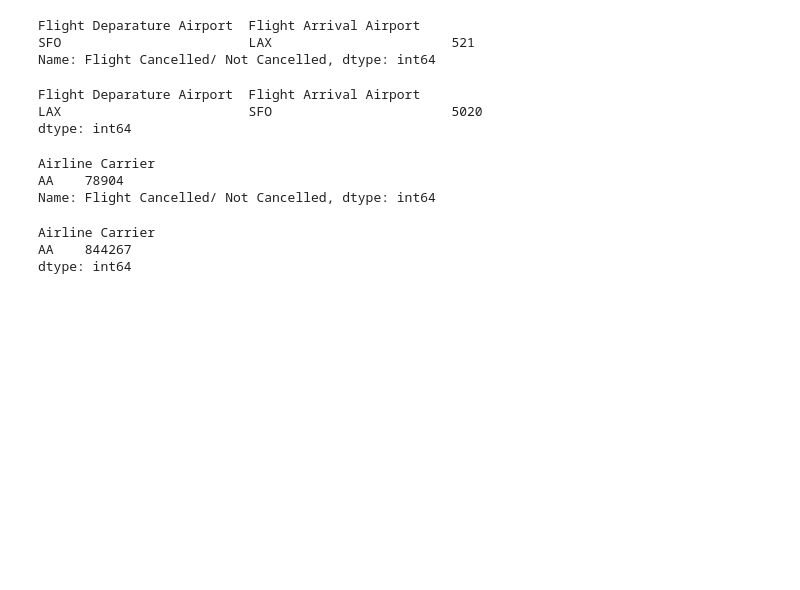
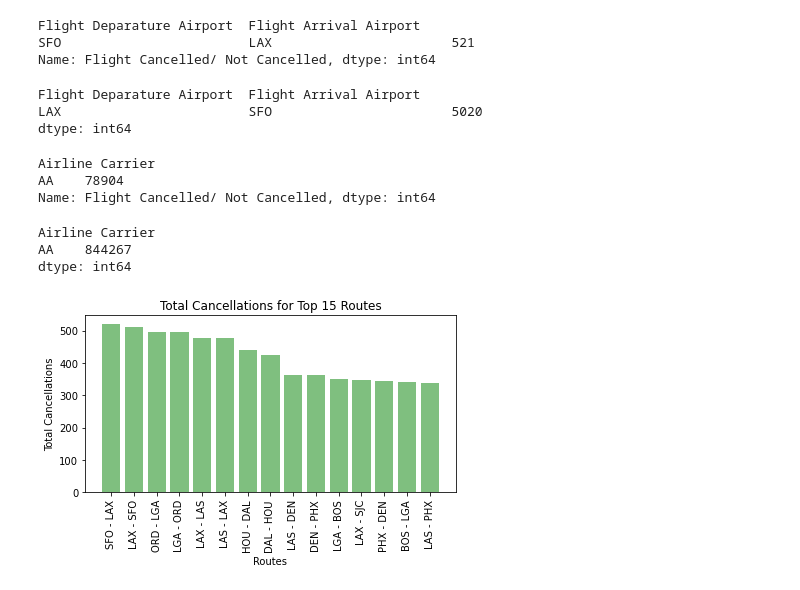
Before and after one commit to ushaakumaar/COVID19_Impacts_On_Business_And_Workforce_Trends, a Jupyter notebook: airlines.ipynb, the cells around one changed output. Cells and saved outputs as stored; diff of their text form; code cells hidden in the pictures; blank space fills up the shorter version.

Commit message:
generated bar plot for total cancellations for top 15 routes

```diff
--- a/airlines.ipynb
+++ b/airlines.ipynb
@@ -236,3 +237,32 @@ airline_delay_sum_df.sort_values(ascending=False).head(1)
 Airline Carrier
 AA    844267
 dtype: int64
+# %%
+plot_cancel_count_df = cancel_count_df.sort_values(ascending=False)
+plot_cancel_count_df = plot_cancel_count_df.reset_index()
+plot_cancel_count_df["route"] = plot_cancel_count_df["Flight Deparature Airport"].str.cat(
+    plot_cancel_count_df["Flight Arrival Airport"], sep=" - ")
+top_15_cancel_route_df = plot_cancel_count_df.head(15)
+
+# Set the x and y axis
+x_axis = top_15_cancel_route_df["route"]
+y_axis = top_15_cancel_route_df["Flight Cancelled/ Not Cancelled"]
+
+# Generate bar plot
+plt.bar(x_axis, y_axis, color="green", alpha=0.5, align="center")
+
+# Set the orientation of the x axis labels to vertical
+plt.xticks(rotation="vertical")
+
+# Set x axis and y axis labels and title of plot
+plt.xlabel("Routes")
+plt.ylabel("Total Cancellations")
+plt.title("Total Cancellations for Top 15 Routes")
+
+# Save and display the plot
+plt.tight_layout()
+plot_file_path = os.path.join("Images","route_cancellations_bar.png")
+plt.savefig(plot_file_path)
+plt.show()
+# %% [output]
+[figure, added]
```
Also changed, not shown: parts of 1 cell of this notebook.
